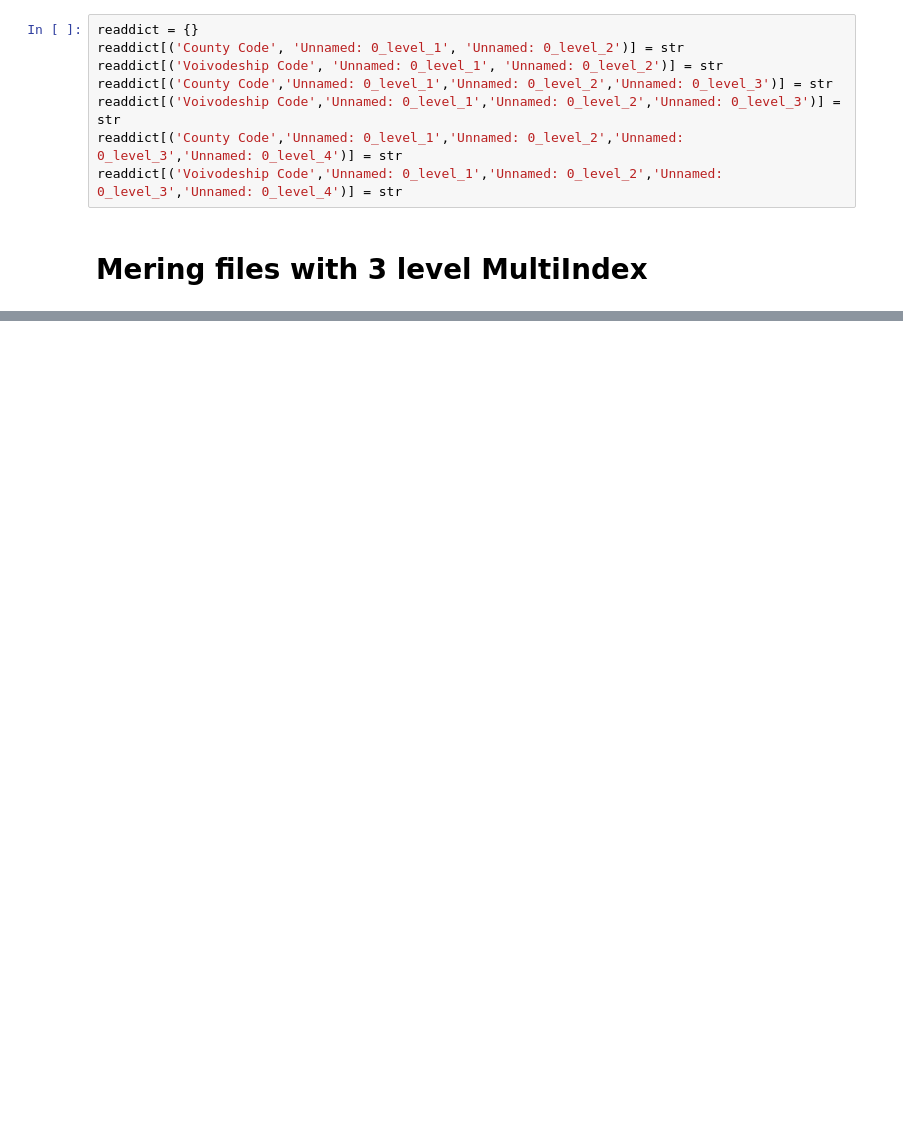
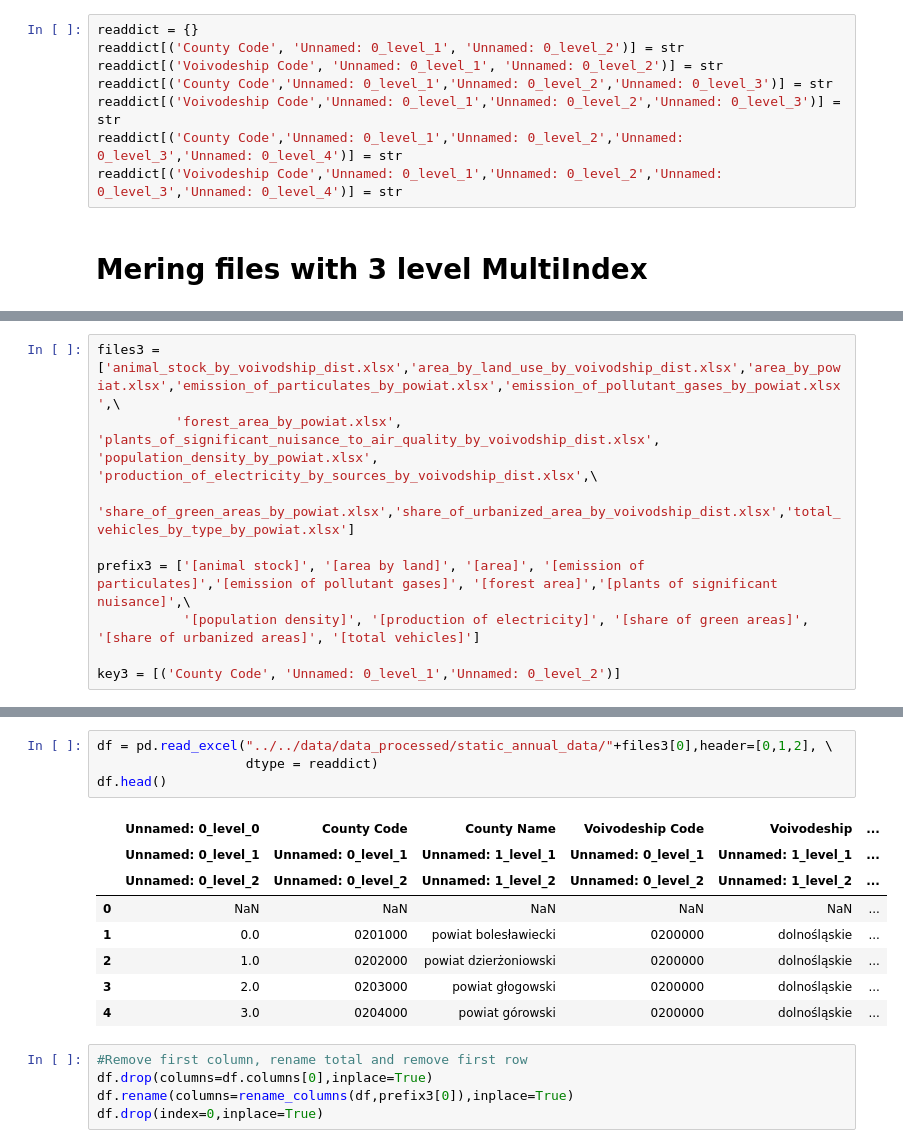
Before and after one commit to OmdenaAI/warsaw-poland-chapter-air-pollution, a Jupyter notebook: src/tasks/task-2-data-preprocessing/static_annual_dataset_merging.ipynb, the cells around one changed output, grey strips where cells are left out. Drawn from its saved outputs; the diff is of its cells as text; blank space fills up the shorter version.

```diff
--- a/src/tasks/task-2-data-preprocessing/static_annual_dataset_merging.ipynb
+++ b/src/tasks/task-2-data-preprocessing/static_annual_dataset_merging.ipynb
@@ -27,0 +13,9 @@ readdict[('Voivodeship Code','Unnamed: 0_level_1','Unnamed: 0_level_2','Unnamed:
+# %%
+files3 = ['animal_stock_by_voivodship_dist.xlsx','area_by_land_use_by_voivodship_dist.xlsx','area_by_powiat.xlsx','emission_of_particulates_by_powiat.xlsx','emission_of_pollutant_gases_by_powiat.xlsx',\
+          'forest_area_by_powiat.xlsx', 'plants_of_significant_nuisance_to_air_quality_by_voivodship_dist.xlsx', 'population_density_by_powiat.xlsx', 'production_of_electricity_by_sources_by_voivodship_dist.xlsx',\
+            'share_of_green_areas_by_powiat.xlsx','share_of_urbanized_area_by_voivodship_dist.xlsx','total_vehicles_by_type_by_powiat.xlsx']
+
+prefix3 = ['[animal stock]', '[area by land]', '[area]', '[emission of particulates]','[emission of pollutant gases]', '[forest area]','[plants of significant nuisance]',\
+           '[population density]', '[production of electricity]', '[share of green areas]', '[share of urbanized areas]', '[total vehicles]']
+
+key3 = [('County Code', 'Unnamed: 0_level_1','Unnamed: 0_level_2')]
@@ -27,0 +37,18 @@ readdict[('Voivodeship Code','Unnamed: 0_level_1','Unnamed: 0_level_2','Unnamed:
+# %%
+df = pd.read_excel("../../data/data_processed/static_annual_data/"+files3[0],header=[0,1,2], \
+                   dtype = readdict)
+df.head()
+# %% [output]
+|  | Unnamed: 0_level_0 | County Code | County Name | Voivodeship Code | Voivodeship | ... |
+|  | Unnamed: 0_level_1 | Unnamed: 0_level_1 | Unnamed: 1_level_1 | Unnamed: 0_level_1 | Unnamed: 1_level_1 | ... |
+|  | Unnamed: 0_level_2 | Unnamed: 0_level_2 | Unnamed: 1_level_2 | Unnamed: 0_level_2 | Unnamed: 1_level_2 | ... |
+| 0 | NaN | NaN | NaN | NaN | NaN | ... |
+| 1 | 0.0 | 0201000 | powiat bolesławiecki | 0200000 | dolnośląskie | ... |
+| 2 | 1.0 | 0202000 | powiat dzierżoniowski | 0200000 | dolnośląskie | ... |
+| 3 | 2.0 | 0203000 | powiat głogowski | 0200000 | dolnośląskie | ... |
+| 4 | 3.0 | 0204000 | powiat górowski | 0200000 | dolnośląskie | ... |
+# %%
+#Remove first column, rename total and remove first row
+df.drop(columns=df.columns[0],inplace=True)
+df.rename(columns=rename_columns(df,prefix3[0]),inplace=True)
+df.drop(index=0,inplace=True)
```
Also changed, not shown: parts of 29 cells of this notebook.
